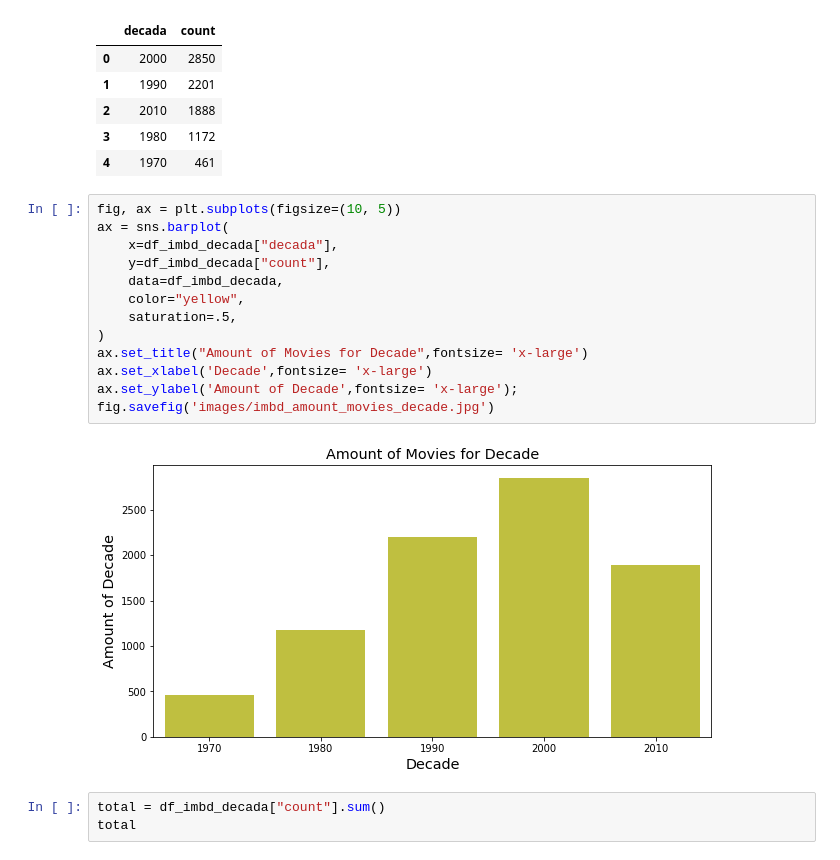
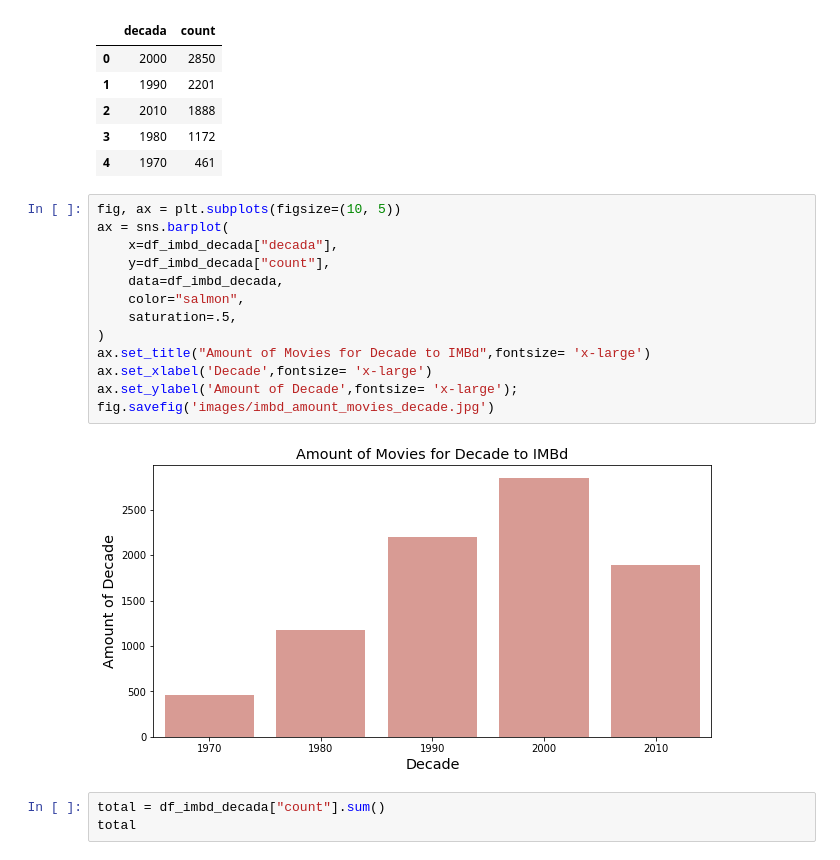
Before and after one commit to rafaelladuarte/film_rating_exploratory_analysis, a Jupyter notebook: analysis_imbd.ipynb, the cells around one changed output. Drawn from its saved outputs; the diff is of its cells as text.

```diff
--- a/analysis_imbd.ipynb
+++ b/analysis_imbd.ipynb
@@ -406,18 +414,18 @@ df_imbd_decada
 # %%
 fig, ax = plt.subplots(figsize=(10, 5))
 ax = sns.barplot(
     x=df_imbd_decada["decada"],
     y=df_imbd_decada["count"],
     data=df_imbd_decada,
-    color="yellow",
+    color="salmon",
     saturation=.5,
 )
-ax.set_title("Amount of Movies for Decade",fontsize= 'x-large')
+ax.set_title("Amount of Movies for Decade to IMBd",fontsize= 'x-large')
 ax.set_xlabel('Decade',fontsize= 'x-large')
 ax.set_ylabel('Amount of Decade',fontsize= 'x-large');
 fig.savefig('images/imbd_amount_movies_decade.jpg')
 # %% [output]
-[figure, old version]
+[figure, new version]
 # %%
 total = df_imbd_decada["count"].sum()
 total
```
Also changed, not shown: parts of 13 cells of this notebook, 6 other files.
